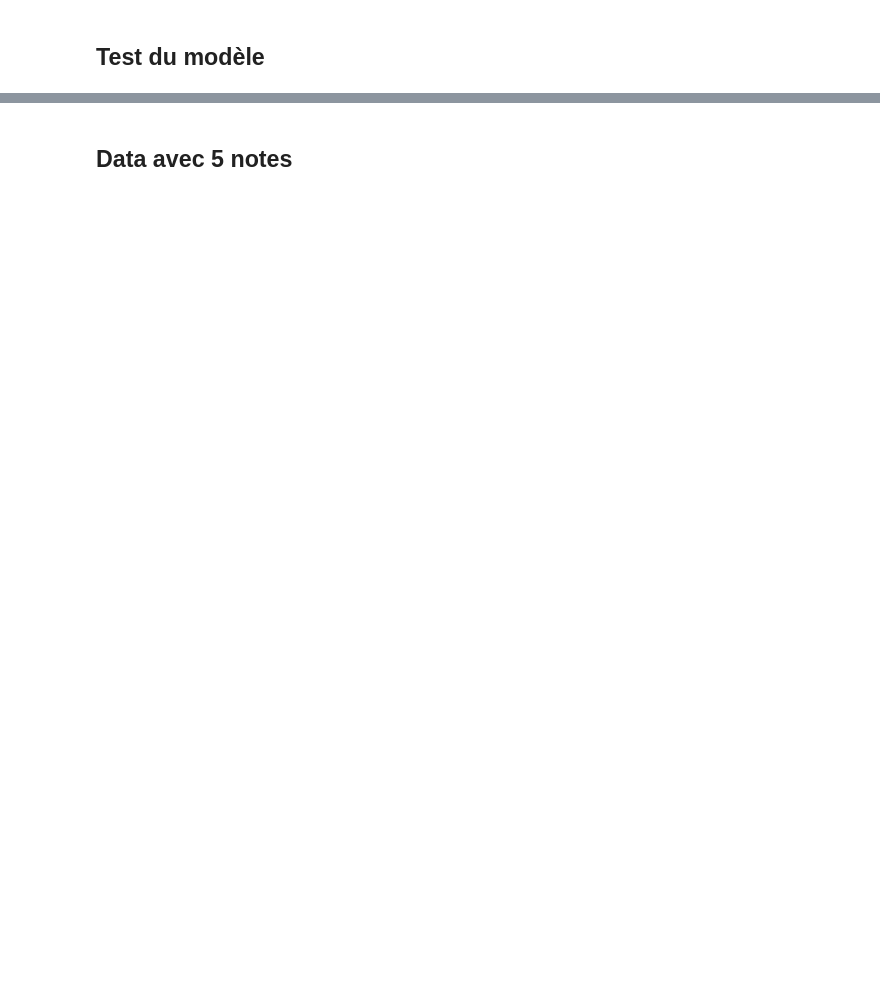
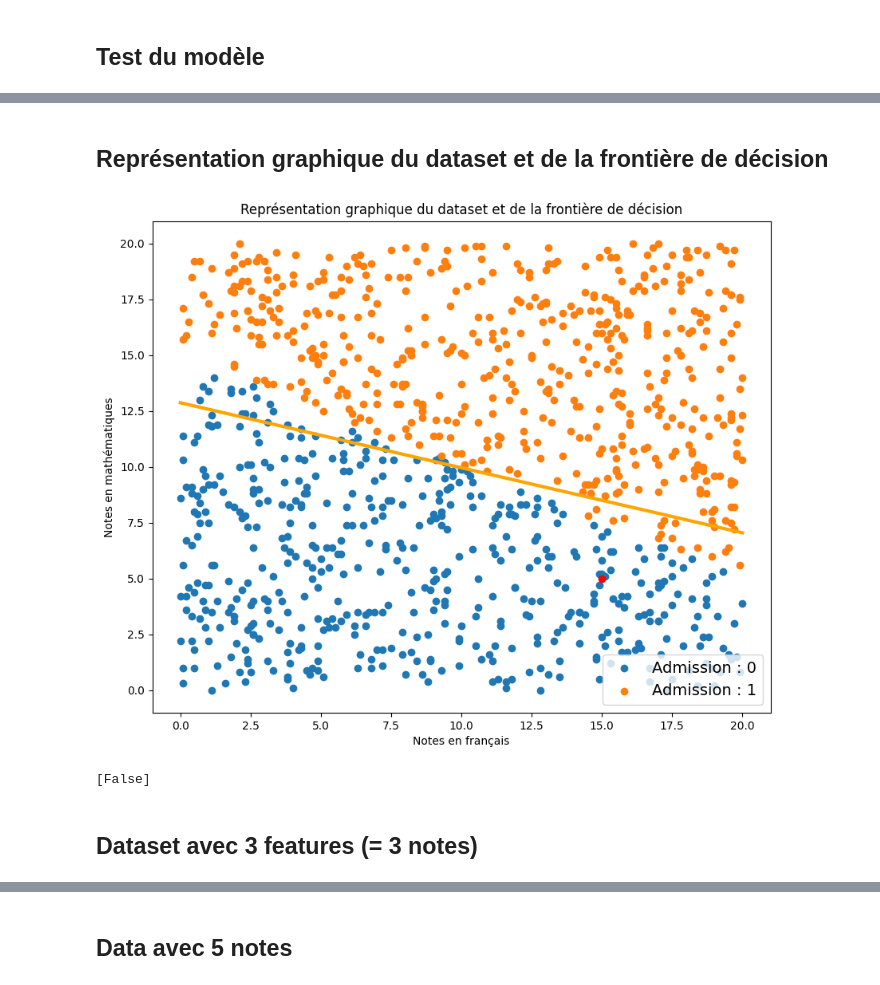
Before and after one commit to DurandAntonin/ProgrammationAvanceeFI3, a Jupyter notebook: src/TP/Exo-PredictionAdmissionsEleves.ipynb, the cells around one changed output, grey strips where cells are left out. Saved outputs shown, nothing was run; the diff lists cells and outputs as text; code cells hidden in the pictures; blank space fills up the shorter version.

```diff
--- a/src/TP/Exo-PredictionAdmissionsEleves.ipynb
+++ b/src/TP/Exo-PredictionAdmissionsEleves.ipynb
@@ -199,0 +202,30 @@ print(accuracy_score(y_test, y_test_pred))
+# %% [markdown]
+## Représentation graphique du dataset et de la frontière de décision
+# %%
+#on créé un nouvel élève avec 2 notes
+nouvelEleve=np.array([15,5])
+
+x0=np.linspace(0,20,50)
+x1=(-rn.W[0]*x0-rn.b)/rn.W[1]
+
+plt.figure(figsize=(10,8))
+
+plt.scatter(X[y==0][:,0], X[y==0][:,1], c="C"+str(0), label="Admission : " + str(0), cmap='winter')
+plt.scatter(X[y==1][:,0], X[y==1][:,1], c="C"+str(1), label="Admission : " + str(1), cmap='winter')
+plt.plot(x0,x1,c='orange',lw=3)
+plt.scatter(nouvelEleve[0], nouvelEleve[1],c='r')
+
+plt.title("Représentation graphique du dataset et de la frontière de décision")
+plt.legend(fontsize=14)
+plt.xlabel("Notes en français")
+plt.ylabel("Notes en mathématiques")
+
+plt.show()
+
+#on prédit la classe de l'élèe, i.e s'il est admis ou non
+print(rn.predict(nouvelEleve))
+# %% [output]
+[figure, added]
+[False]
+# %% [markdown]
+## Dataset avec 3 features (= 3 notes)
```
Also changed, not shown: parts of 24 cells of this notebook, 1 other file.
